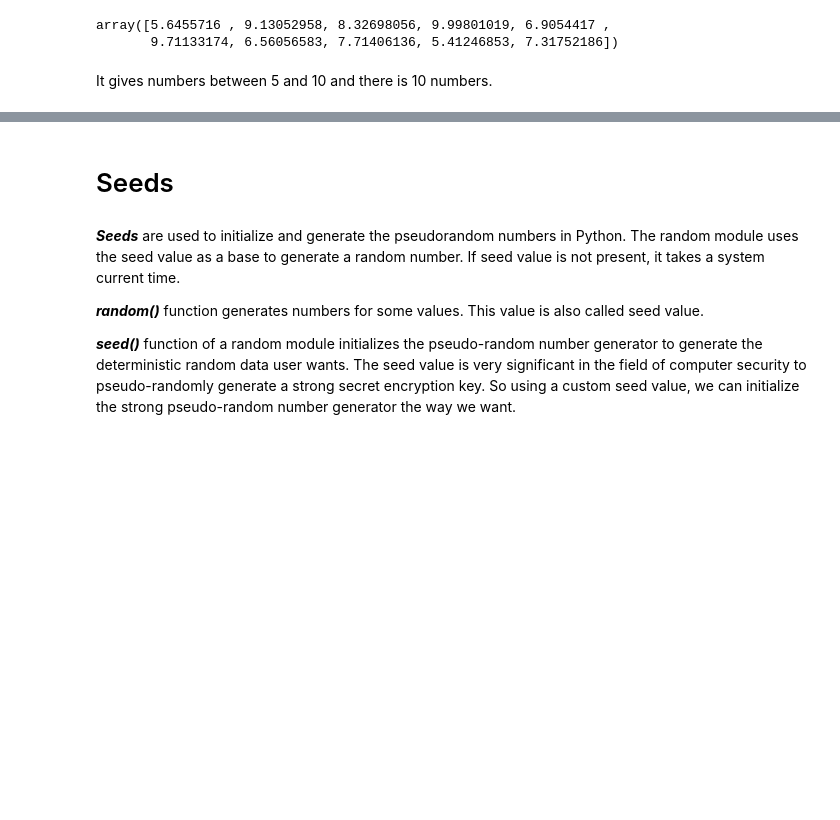
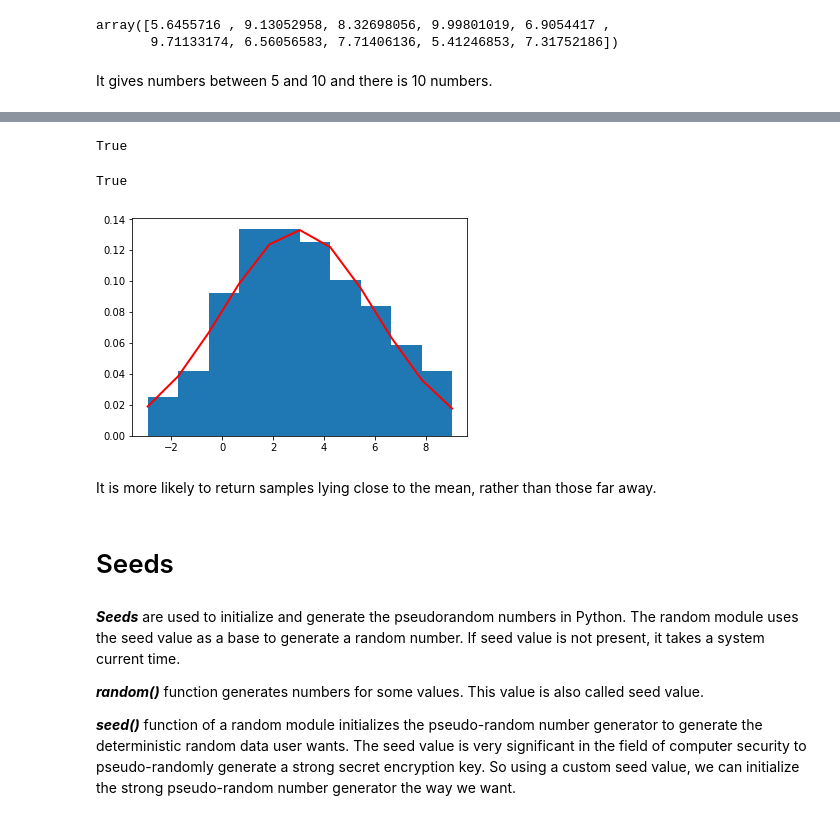
Before and after one commit to karolinaszafranbelzowska/numpy.random, a Jupyter notebook: The numpy.random.ipynb, the cells around one changed output, grey strips where cells are left out. Cells and saved outputs as stored; diff of their text form; code cells hidden in the pictures; blank space fills up the shorter version.

```diff
--- a/The numpy.random.ipynb
+++ b/The numpy.random.ipynb
@@ -226,0 +309,7 @@ plt.show()
+# %%
+import numpy as np
+import matplotlib.pyplot as plt
+mean = 3   # mean deviation
+std = 3   # standard deviation
+x = np.random.normal(3, 3, 100)
+print("An Array filled with random values ", x);
@@ -227,3 +334,22 @@ plt.show()
+# %%
+abs(mean - np.mean(x)) < 3
+# %% [output]
+True
+# %%
+abs(std - np.std(x, ddof=1)) < 3
+# %% [output]
+True
+# %%
+import matplotlib.pyplot as plt
+plt.hist(x, 10, density=True)
+plt.plot(bins, 1/(std * np.sqrt(2 * np.pi)) *
+       np.exp( - (bins - mean)**2 / (2 * std**2) ),
+       linewidth=2, color='r')
+plt.show()
+# %% [output]
+[figure, added]
+# %% [markdown]
+It is more likely to return samples lying close to the mean, rather than those far away.
 # %% [markdown]
 # Seeds
 # %% [markdown]
```
Also changed, not shown: parts of 21 cells of this notebook.
